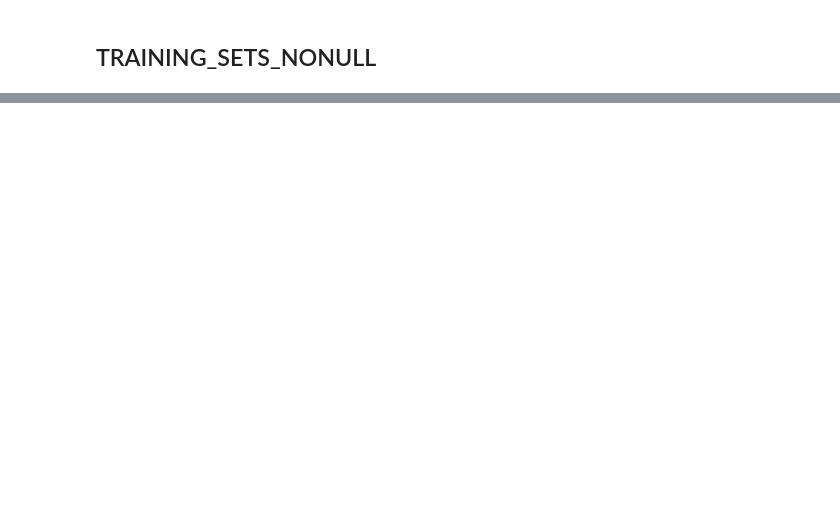
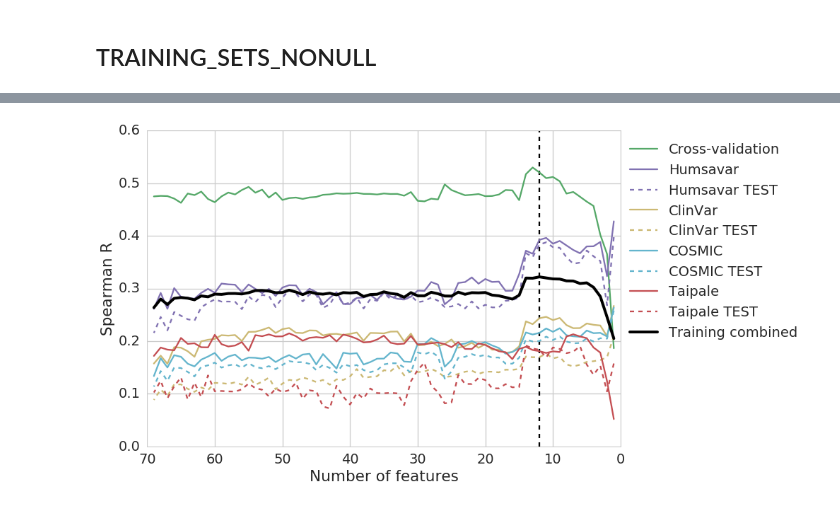
Before and after one commit to datapkg/elaspic_training_set, a Jupyter notebook: notebooks/core_machine_learning.ipynb, the cells around one changed output, grey strips where cells are left out. Drawn from its saved outputs; the diff is of its cells as text; code cells hidden in the pictures; blank space fills up the shorter version.

```diff
--- a/notebooks/core_machine_learning.ipynb
+++ b/notebooks/core_machine_learning.ipynb
@@ -22 +16,3 @@ dict_keys(['humsavar', 'protherm', 'taipale'])
+# %%
+DATA_DF = pd.read_pickle(op.join('core_load_data', 'DATA_DF_TT.pkl'))
 # %%
@@ -791,0 +922,14 @@ metrics.matthews_corrcoef(uniprot['ddg_cls_exp'].values, uniprot['ddg_cls_pred_p
+# %%
+# Process feature_elimination_wtest_df
+feature_elimination_wtest_df['n_features'] = feature_elimination_wtest_df['features'].str.count(':') + 1
+feature_elimination_wtest_df.sort_values('n_features', ascending=True, inplace=True)
+
+feature_elimination_wtest_df['correlation_avg'] = (
+    feature_elimination_wtest_df['spearmanr'] * 2 +
+    feature_elimination_wtest_df['spearmanr_{}_ddg_exp_vs_ddg{}'.format(taipale_dataset_name, SUFFIX)] * 2 +
+    feature_elimination_wtest_df['spearmanr_humsavar_del_class_exp_vs_ddg_abs{}'.format(SUFFIX)] +
+    feature_elimination_wtest_df['spearmanr_clinvar_del_class_exp_vs_ddg_abs{}'.format(SUFFIX)] +
+    feature_elimination_wtest_df['spearmanr_cosmic_del_class_exp_vs_ddg_abs{}'.format(SUFFIX)]
+) / 7
+
+feature_elimination_wtest_df.head(2)
@@ -791,0 +985,72 @@ metrics.matthews_corrcoef(uniprot['ddg_cls_exp'].values, uniprot['ddg_cls_pred_p
+# %%
+# Train + validation curve for feature elimination
+df = feature_elimination_wtest_df
+fg, ax = plt.subplots(figsize=(12, 8))
+
+plt.plot(feature_elimination_wtest_df['n_features'],
+         feature_elimination_wtest_df['spearmanr'],
+         label='Cross-validation',
+         color=sns.palettes.color_palette()[1],
+         linestyle='-')
+
+plt.plot(feature_elimination_wtest_df['n_features'],
+         feature_elimination_wtest_df['spearmanr_humsavar_del_class_exp_vs_ddg_abs{}'.format(SUFFIX)],
+         label='Humsavar',
+         color=sns.palettes.color_palette()[3],
+         linestyle='-')
+plt.plot(feature_elimination_wtest_df['n_features'],
+         feature_elimination_wtest_df['spearmanr_humsavar{}_del_class_exp_vs_ddg_abs{}'.format('_test', SUFFIX)],
+         label='Humsavar TEST',
+         color=sns.palettes.color_palette()[3],
+         linestyle='--')
+
+plt.plot(df['n_features'],
+         feature_elimination_wtest_df['spearmanr_clinvar_del_class_exp_vs_ddg_abs{}'.format(SUFFIX)],
+         label='ClinVar',
+         color=sns.palettes.color_palette()[4],
+         linestyle='-')
+plt.plot(feature_elimination_wtest_df['n_features'],
+         feature_elimination_wtest_df['spearmanr_clinvar{}_del_class_exp_vs_ddg_abs{}'.format('_test', SUFFIX)],
+         label='ClinVar TEST',
+         color=sns.palettes.color_palette()[4],
+         linestyle='--')
+
+plt.plot(feature_elimination_wtest_df['n_features'],
+         feature_elimination_wtest_df['spearmanr_cosmic_del_class_exp_vs_ddg_abs{}'.format(SUFFIX)],
+         label='COSMIC',
+         color=sns.palettes.color_palette()[5],
+         linestyle='-')
+plt.plot(feature_elimination_wtest_df['n_features'],
+         feature_elimination_wtest_df['spearmanr_cosmic{}_del_class_exp_vs_ddg_abs{}'.format('_test', SUFFIX)],
+         label='COSMIC TEST',
+         color=sns.palettes.color_palette()[5],
+         linestyle='--')
+
+plt.plot(feature_elimination_wtest_df['n_features'],
+         feature_elimination_wtest_df['spearmanr_{}_ddg_exp_vs_ddg{}'.format(taipale_dataset_name, SUFFIX)],
+         label='Taipale',
+         color=sns.palettes.color_palette()[2],
+         linestyle='-')
+plt.plot(feature_elimination_wtest_df['n_features'],
+         feature_elimination_wtest_df['spearmanr_{}{}_ddg_exp_vs_ddg{}'.format(taipale_dataset_name, '_test', SUFFIX)],
+         label='Taipale TEST',
+         color=sns.palettes.color_palette()[2],
+         linestyle='--')
+
+plt.plot(feature_elimination_wtest_df['n_features'],
+         feature_elimination_wtest_df['correlation_avg'],
+         label='Training combined',
+         color='k',
+         linestyle='-',
+         linewidth=4)
+
+# plt.legend(loc='upper center', bbox_to_anchor=(0.5, 1.16), ncol=5)
+plt.legend(loc='upper right', bbox_to_anchor=(1.4, 1), ncol=1)
+plt.xlabel('Number of features')
+plt.ylabel('Spearman R')
+plt.gca().invert_xaxis()
+
+n_features_best = df[df['correlation_avg'] == df['correlation_avg'].max()]['n_features'].values[0]
+print('n_features_best', n_features_best)
+plt.vlines(n_features_best, 0, 0.6, linestyle='--')
+# %% [output]
@@ -791,0 +1059 @@ metrics.matthews_corrcoef(uniprot['ddg_cls_exp'].values, uniprot['ddg_cls_pred_p
+[figure, added]
```
Also changed, not shown: parts of 216 cells of this notebook, 1 other file.
